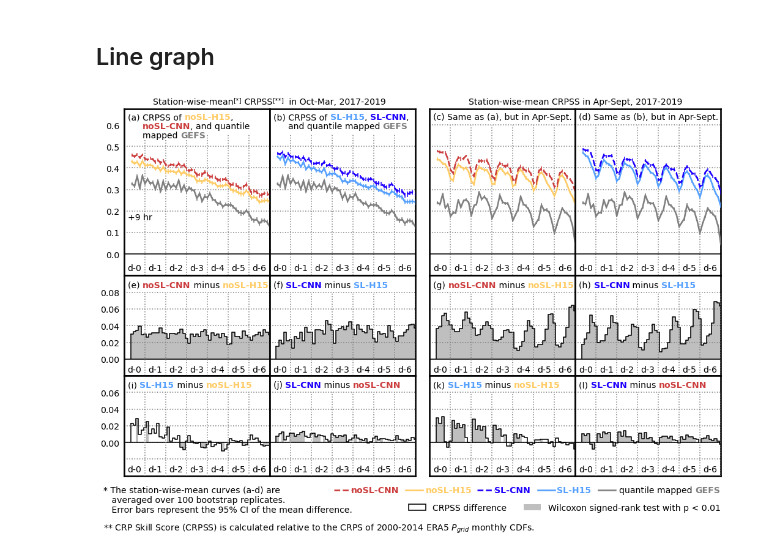
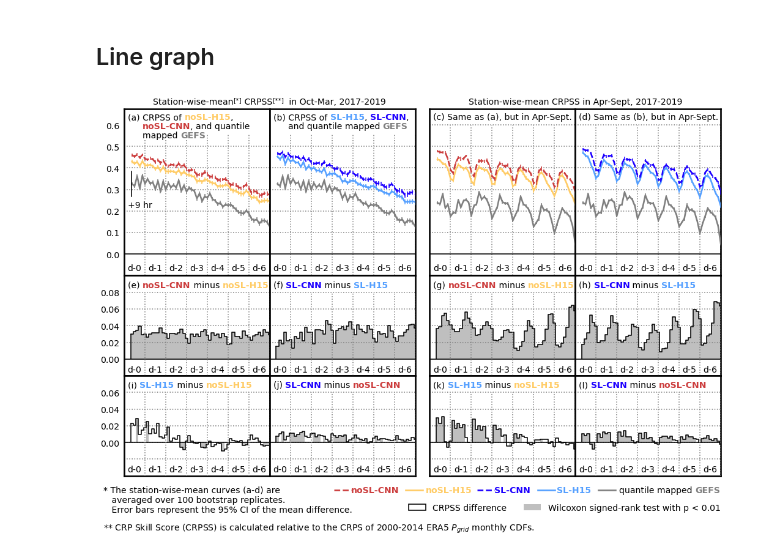
Before and after one commit to yingkaisha/rainbow, a Jupyter notebook: publish/PLOT_CRPS_BCH.ipynb, the cells around one changed output. Saved outputs shown, nothing was run; the diff lists cells and outputs as text; code cells hidden in the pictures.

```diff
--- a/publish/PLOT_CRPS_BCH.ipynb
+++ b/publish/PLOT_CRPS_BCH.ipynb
@@ -478,8 +478,8 @@ for i, key in enumerate(['rain', 'dry']):
     diff_[CRPS_wilcox['BCNN_SCNN_{}'.format(key)] > 0.01] = np.nan
     AX_diff_sub4[i].bar(fcst_leads[:56], diff_, **kw_bar, zorder=2)
 
-#ax11.axvline(fcst_leads[2]-0.75, ymin=0.4, ymax=0.55, color='k', linestyle='-', linewidth=1.5, zorder=5)
-handles.append(ax11.text(0.025, 0.375, '+9 hr', ha='left', va='top', fontsize=fontsize, transform=ax11.transAxes))
+ax11.axvline(fcst_leads[2]-0.75, ymin=0.475, ymax=0.625, color='k', linestyle='-', linewidth=1.5, zorder=5)
+handles.append(ax11.text(0.025, 0.45, '+9 hr', ha='left', va='top', fontsize=fontsize, transform=ax11.transAxes))
 
 ax_w1 = fig.add_axes([-0.035, -0.1/1.2/8*10.2, 0.275, 0.075/1.2/8*10.2])
 ax_w1.set_axis_off()
@@ -518,31 +518,31 @@ ax_lg1.text(0.3+0.205, 1, 'noSL-H15', ha='left', va='top', fontsize=fontsize, fo
 
 ax_lg1.text(0.3+0.32, 1, 'SL-CNN', ha='left', va='top', fontsize=fontsize, fontweight='bold',
             color=KW['scnn']['color'], transform=ax_lg1.transAxes)
 ax_lg1.text(0.3+0.425, 1, 'SL-H15', ha='left', va='top', fontsize=fontsize, fontweight='bold',
             color=KW['sl']['color'], transform=ax_lg1.transAxes)
 
 gu.string_partial_format(fig, ax_lg1, 0.325+0.505, 1, 'left', 'top', ['quantile mapped ', 'GEFS'],
                          ['k', gray, 'k'], [fontsize,]*3,  ['normal', 'bold', 'normal']);
 
 handle_legneds = []
 handle_legneds.append(patches.Patch(facecolor='none', edgecolor='k', linewidth=1.5,
                                     label='CRPSS difference'))
 handle_legneds.append(patches.Patch(facecolor=kw_bar['color'], edgecolor='none',
                                     label='Wilcoxon signed-rank test with p < 0.01'))
 
 ax_lg2 = fig.add_axes([1.9/4.1, -0.0975/1.2/8*10.2, 2.2/4.1, 0.03/1.2/8*10.2])
 ax_lg2.set_axis_off()
 LG2 = ax_lg2.legend(handles=handle_legneds, bbox_to_anchor=(0.0, 0.5), ncol=2, loc=6,
                     prop={'size':fontsize}, fancybox=False);
 LG2.get_frame().set_facecolor('none')
 LG2.get_frame().set_linewidth(0)
 LG2.get_frame().set_alpha(1.0)
 
 for handle in handles:
     handle.set_bbox(dict(facecolor='w', pad=0, edgecolor='none', zorder=6))
 
 if need_publish:
     # Save figure
     fig.savefig(fig_dir+'AnEn_BCH_CRPS.png', format='png', **fig_keys)
 # %% [output]
-[figure, old version]
+[figure, new version]
```
